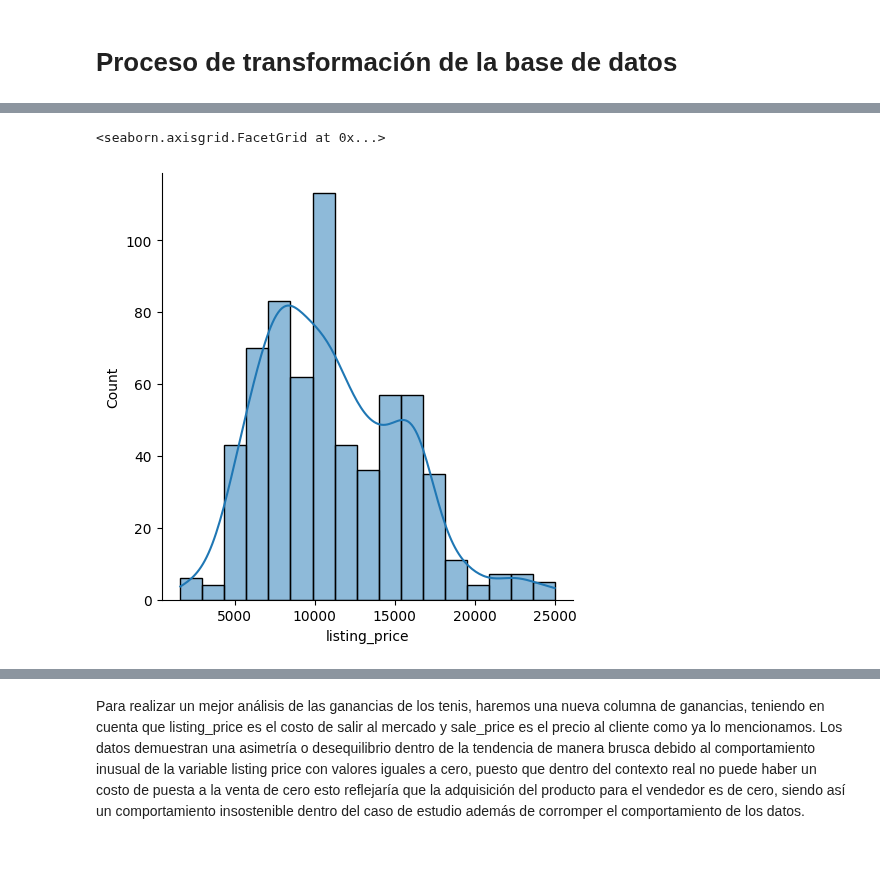
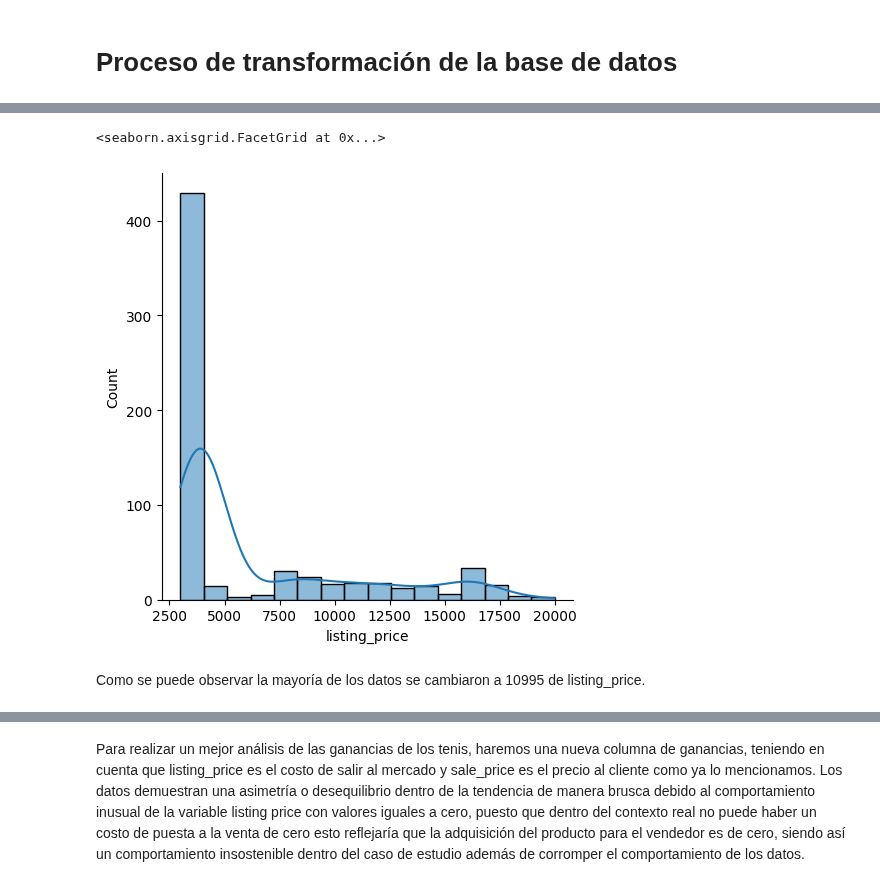
Before and after one commit to pau1ag/caso1, a Jupyter notebook: solucion_caso.ipynb, the cells around one changed output, grey strips where cells are left out. Drawn from its saved outputs; the diff is of its cells as text; code cells hidden in the pictures; blank space fills up the shorter version.

Commit message:
POR QUE LA MEDIA ES ESA?

```diff
--- a/solucion_caso.ipynb
+++ b/solucion_caso.ipynb
@@ -152,24 +152,14 @@ Se puede observar como los sale_price son mayores que los listing_price, sale_pr
-# %%
-from sklearn.feature_extraction.text import TfidfVectorizer
-from sklearn.metrics.pairwise import linear_kernel
-
-# 1. Vectorizar product names usando TF-IDF
-tfidf = TfidfVectorizer(stop_words='english')
-tfidf_matrix = tfidf.fit_transform(df['product_name'])
-
-# Indice del producto más similar
-def get_similar_product(idx):
-    cosine_similarities = linear_kernel(tfidf_matrix[idx], tfidf_matrix).flatten()
-    # Ignoramos el producto en sí estableciendo su similitud en -1
-    cosine_similarities[idx] = -1
-    return cosine_similarities.argmax()
-
-# 2. Para cada producto con un listing_price de cero, buscar el producto más similar
-zero_price_indices = df[df['listing_price'] == 0].index
-
-for idx in zero_price_indices:
-    similar_idx = get_similar_product(idx)
-    # Imputar con el sale_price del producto más similar
-    df.at[idx, 'listing_price'] = df.at[similar_idx, 'sale_price']
-
-#Tomado de kaggle.com
+# %%
+df_media = df.copy()
+df_media['listing_price'].replace(0, pd.NA, inplace=True)
+
+# Calcular la media de la columna "listing_price" excluyendo los valores NaN
+media_listing_price = df['listing_price'].mean()
+
+# Imputar los valores faltantes en la columna "listing_price" con la media calculada
+df_media['listing_price'].fillna(media_listing_price, inplace=True)
+
+# Imprimir las primeras filas del DataFrame con valores imputados
+print(df_media.head())
+
+print(media_listing_price)
@@ -185,8 +196,10 @@ df.head()
 # %%
-sns.displot(data=df, x="listing_price", kde=True)
+sns.displot(data=df_media, x="listing_price", kde=True)
 # %% [output]
 <seaborn.axisgrid.FacetGrid at 0x...>
-[figure, old version]
+[figure, new version]
+# %% [markdown]
+Como se puede observar la mayoría de los datos se cambiaron a 10995 de listing_price.
 # %%
 sns.pairplot(df)
 # %% [output]
```
Also changed, not shown: parts of 11 cells of this notebook, 1 other file.
